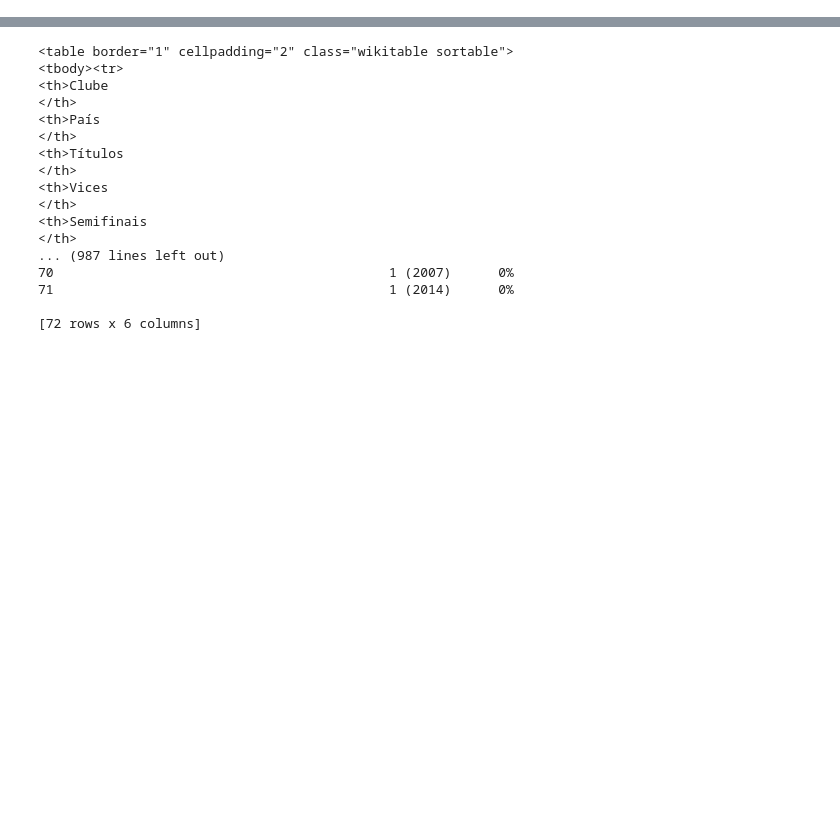
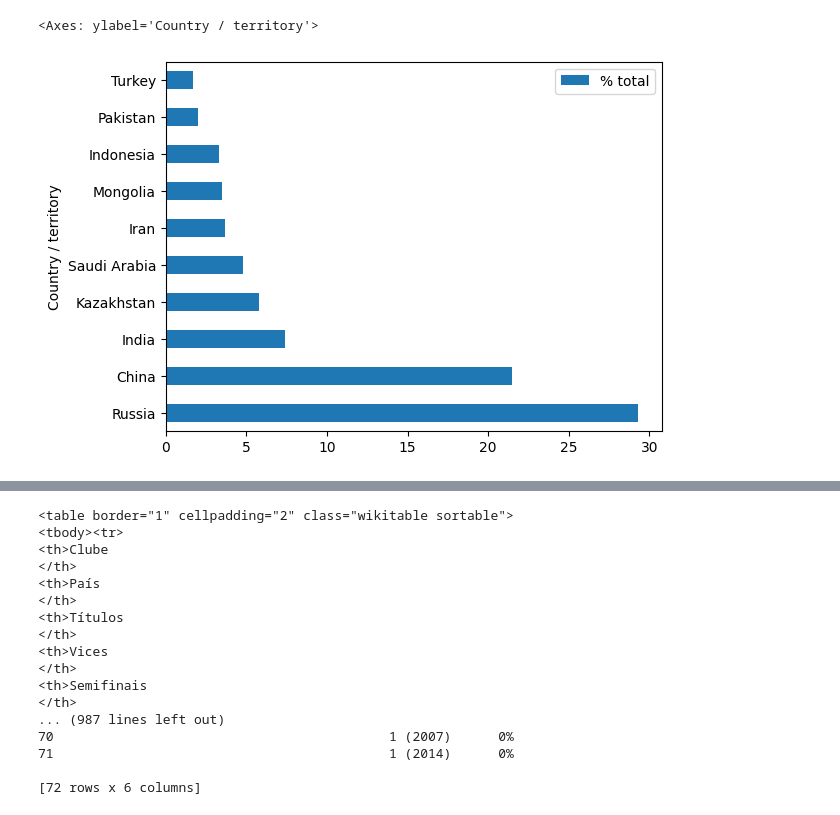
Before and after one commit to hugodevelopment/Web-Scraping, a Jupyter notebook: Liberta_wiki.ipynb, the cells around one changed output, grey strips where cells are left out. Drawn from its saved outputs; the diff is of its cells as text; code cells hidden in the pictures; blank space fills up the shorter version.

```diff
--- a/Liberta_wiki.ipynb
+++ b/Liberta_wiki.ipynb
@@ -0,0 +117,24 @@
+# %%
+from bs4 import BeautifulSoup
+import requests
+import pandas as pd
+
+# URL da página web que você deseja fazer o scraping
+url = "https://en.wikipedia.org/wiki/List_of_Asian_countries_by_area"
+
+# Fazendo a requisição para a URL
+response = requests.get(url)
+
+# Criando o objeto BeautifulSoup pegando o resquest com a variavel response e identificando com html.parser
+soup = BeautifulSoup(response.text, 'html.parser')
+
+# Encontrando a tabela no HTML
+table = soup.find('table')
+
+# Lendo a tabela com o pandas transformando a tabela em uma string e acessando a primeira tebela encontrada
+df = pd.read_html(str(table))[0]
+tabela_wiki = pd.DataFrame(df)
+tabela_wiki
+
+# Remova o símbolo de % da coluna '% total' e converta os valores para tipo float
+# tabela_wiki['% total'] = tabela_wiki['% total'].str.rstrip('%').astype(float)
@@ -0,0 +161,4 @@
+# %%
+#  Pegando os top 10 paises com maior area
+wiki10 = tabela_wiki[["Country / territory", "% total"]].head(10)
+wiki10
@@ -0,0 +177,5 @@
+# %%
+wiki10.plot.barh(x='Country / territory', y='% total')
+# %% [output]
+<Axes: ylabel='Country / territory'>
+[figure, added]
```
Also changed, not shown: parts of 32 cells of this notebook.
